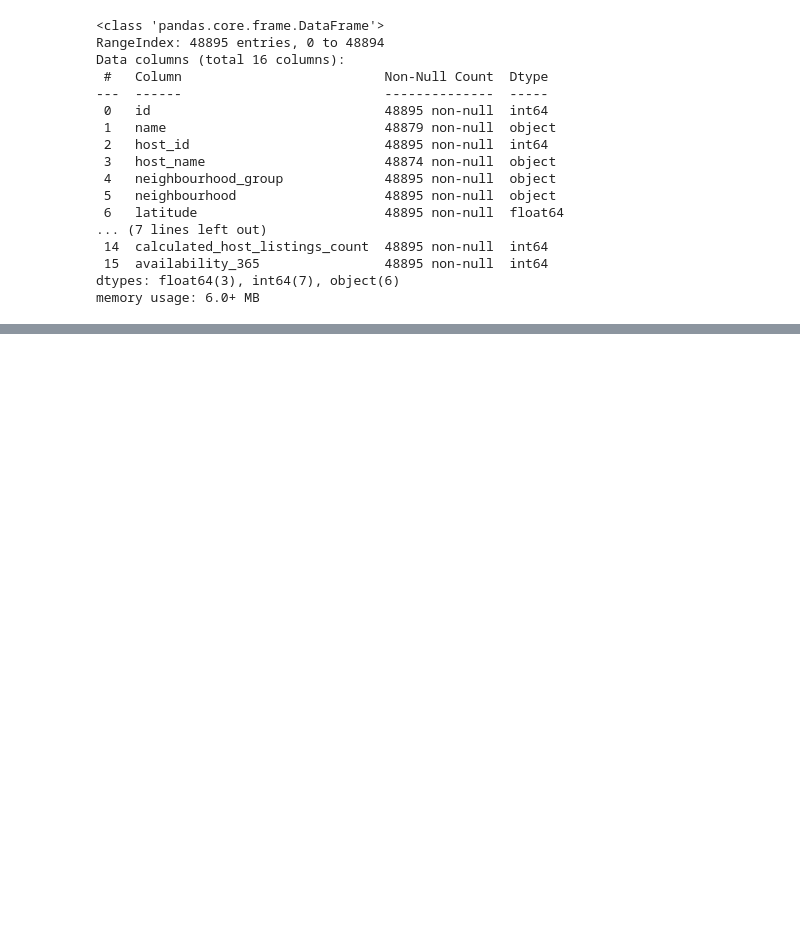
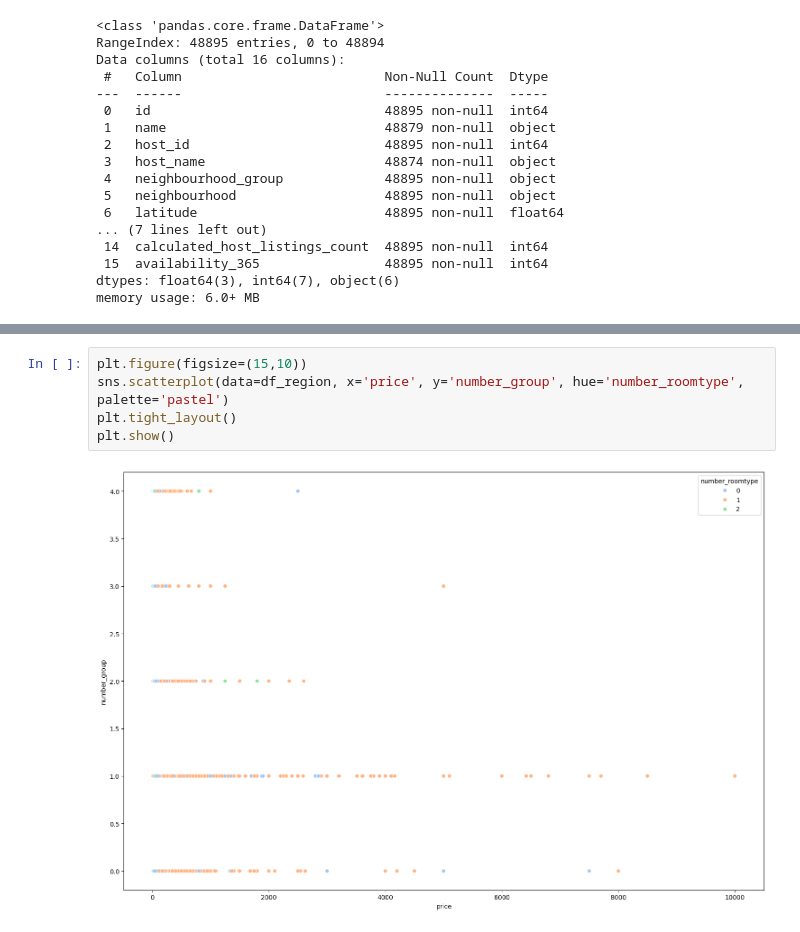
Before and after one commit to Antonio27M/ML-web-app-using-Streamlit, a Jupyter notebook: src/00-eda-airbnb-ny.ipynb, the cells around one changed output, grey strips where cells are left out. Drawn from its saved outputs; the diff is of its cells as text; blank space fills up the shorter version.

```diff
--- a/src/00-eda-airbnb-ny.ipynb
+++ b/src/00-eda-airbnb-ny.ipynb
@@ -172,0 +258,7 @@ plt.show()
+# %%
+plt.figure(figsize=(15,10))
+sns.scatterplot(data=df_region, x='price', y='number_group', hue='number_roomtype', palette='pastel')
+plt.tight_layout()
+plt.show()
+# %% [output]
+[figure, added]
```
Also changed, not shown: parts of 28 cells of this notebook, 2 other files.
